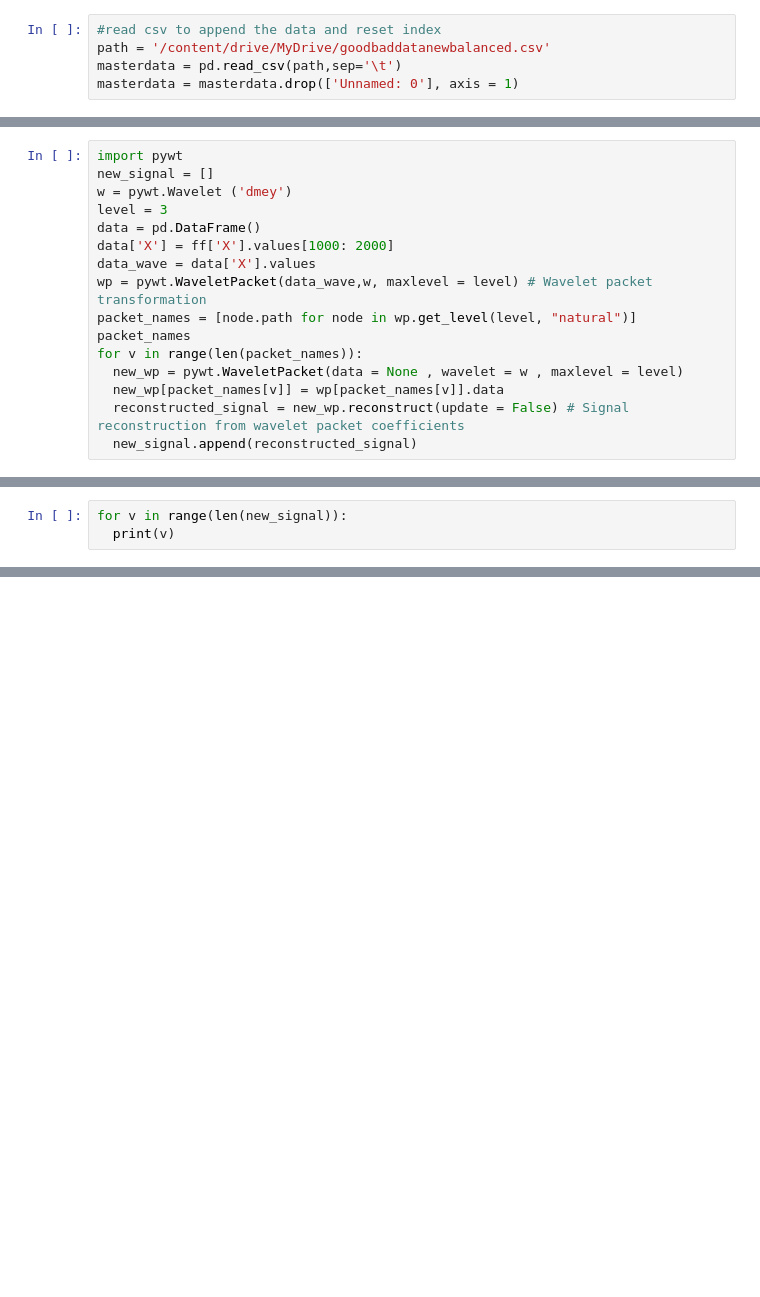
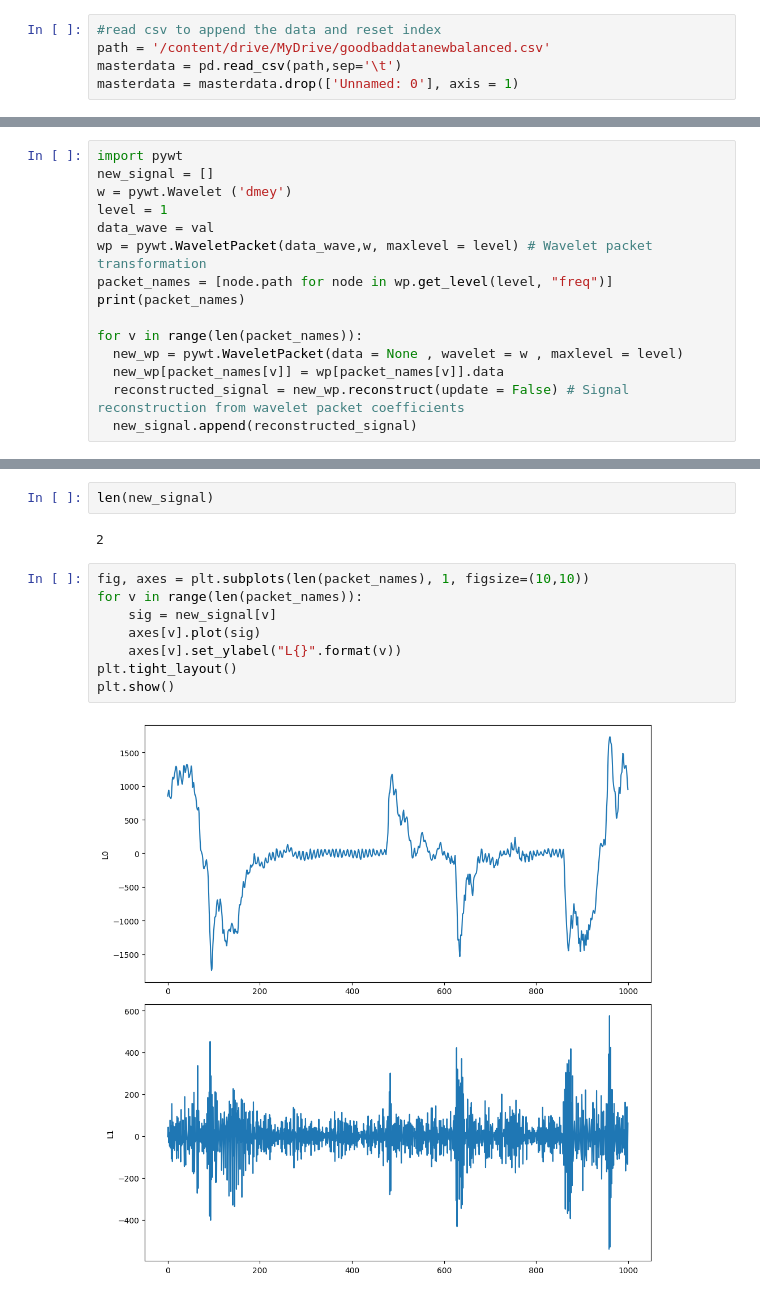
Before and after one commit to AbbasHussain72/Wavelet-featre-extraction-, a Jupyter notebook: Wavelet_level_decomposition.ipynb, the cells around one changed output, grey strips where cells are left out. Cells and saved outputs as stored; diff of their text form; blank space fills up the shorter version.

```diff
--- a/Wavelet_level_decomposition.ipynb
+++ b/Wavelet_level_decomposition.ipynb
@@ -28,13 +68,12 @@ ff = ff.reset_index(drop = True)
 import pywt
 new_signal = []
 w = pywt.Wavelet ('dmey')
-level = 3
-data = pd.DataFrame()
-data['X'] = ff['X'].values[1000: 2000]
-data_wave = data['X'].values
+level = 1
+data_wave = val
 wp = pywt.WaveletPacket(data_wave,w, maxlevel = level) # Wavelet packet transformation
-packet_names = [node.path for node in wp.get_level(level, "natural")]
-packet_names
+packet_names = [node.path for node in wp.get_level(level, "freq")]
+print(packet_names)
+
 for v in range(len(packet_names)):
   new_wp = pywt.WaveletPacket(data = None , wavelet = w , maxlevel = level)
   new_wp[packet_names[v]] = wp[packet_names[v]].data
@@ -43,3 +83,0 @@ for v in range(len(packet_names)):
-# %%
-for v in range(len(new_signal)):
-  print(v)
@@ -157,0 +84,14 @@ plt.show()
+# %%
+len(new_signal)
+# %% [output]
+2
+# %%
+fig, axes = plt.subplots(len(packet_names), 1, figsize=(10,10))
+for v in range(len(packet_names)):
+    sig = new_signal[v]
+    axes[v].plot(sig)
+    axes[v].set_ylabel("L{}".format(v))
+plt.tight_layout()
+plt.show()
+# %% [output]
+[figure, added]
```
Also changed, not shown: parts of 24 cells of this notebook.
